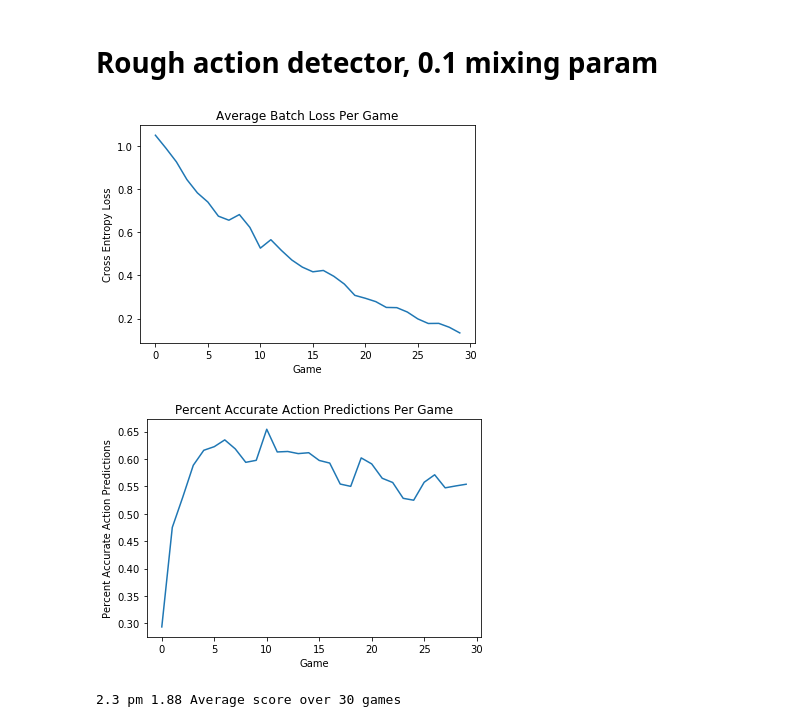
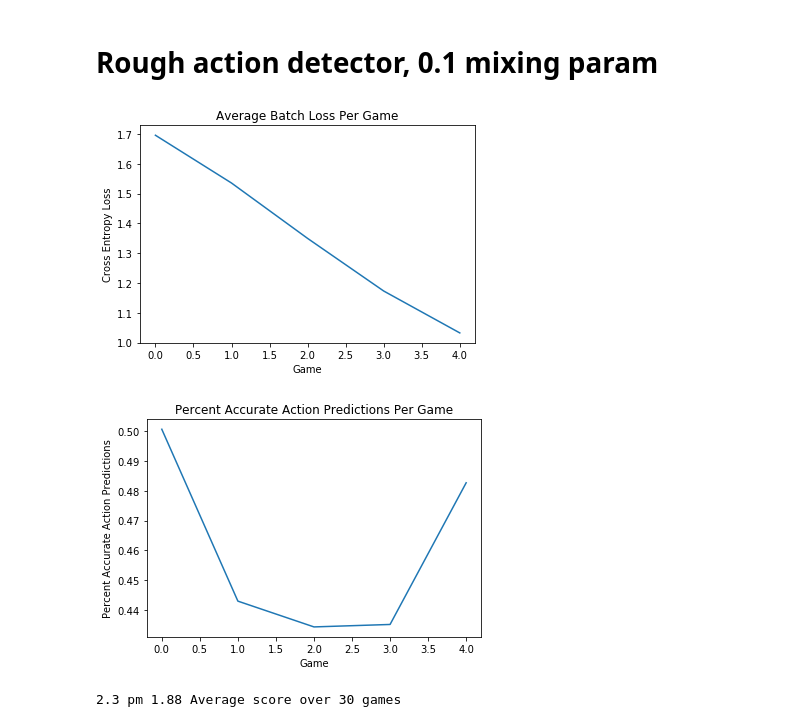
Before and after one commit to ultysim/Insight-Project, a Jupyter notebook: PPO/AdaptiveImitation/Analyze Results.ipynb, the cells around one changed output. Drawn from its saved outputs; the diff is of its cells as text; code cells hidden in the pictures.

Commit message:
Final Pure Transfer Test

```diff
--- a/PPO/AdaptiveImitation/Analyze Results.ipynb
+++ b/PPO/AdaptiveImitation/Analyze Results.ipynb
@@ -13,24 +13,24 @@ def get_data(data_dir):
 # %% [markdown]
 # Rough action detector, 0.1 mixing param
 # %%
-data_dir = "RoughAction01"
+data_dir = "TransferExperiment"
 loss, prob, score, time = get_data(data_dir)
 # %%
-plt.plot(loss)
+plt.plot(loss[0:5])
 plt.title('Average Batch Loss Per Game')
 plt.xlabel('Game')
 plt.ylabel('Cross Entropy Loss')
 plt.savefig(cwd+'\\'+data_dir+'\\Loss')
 # %% [output]
-[figure, old version]
+[figure, new version]
 # %%
-plt.plot(prob)
+plt.plot(prob[0:5])
 plt.title('Percent Accurate Action Predictions Per Game')
 plt.xlabel('Game')
 plt.ylabel('Percent Accurate Action Predictions')
 plt.savefig(cwd+'\\'+data_dir+'\\Pred')
 # %% [output]
-[figure, old version]
+[figure, new version]
 # %%
 score_mean = np.mean(score)
 score_std = np.std(score)
```
Also changed, not shown: parts of 4 cells of this notebook, 31 other files.
